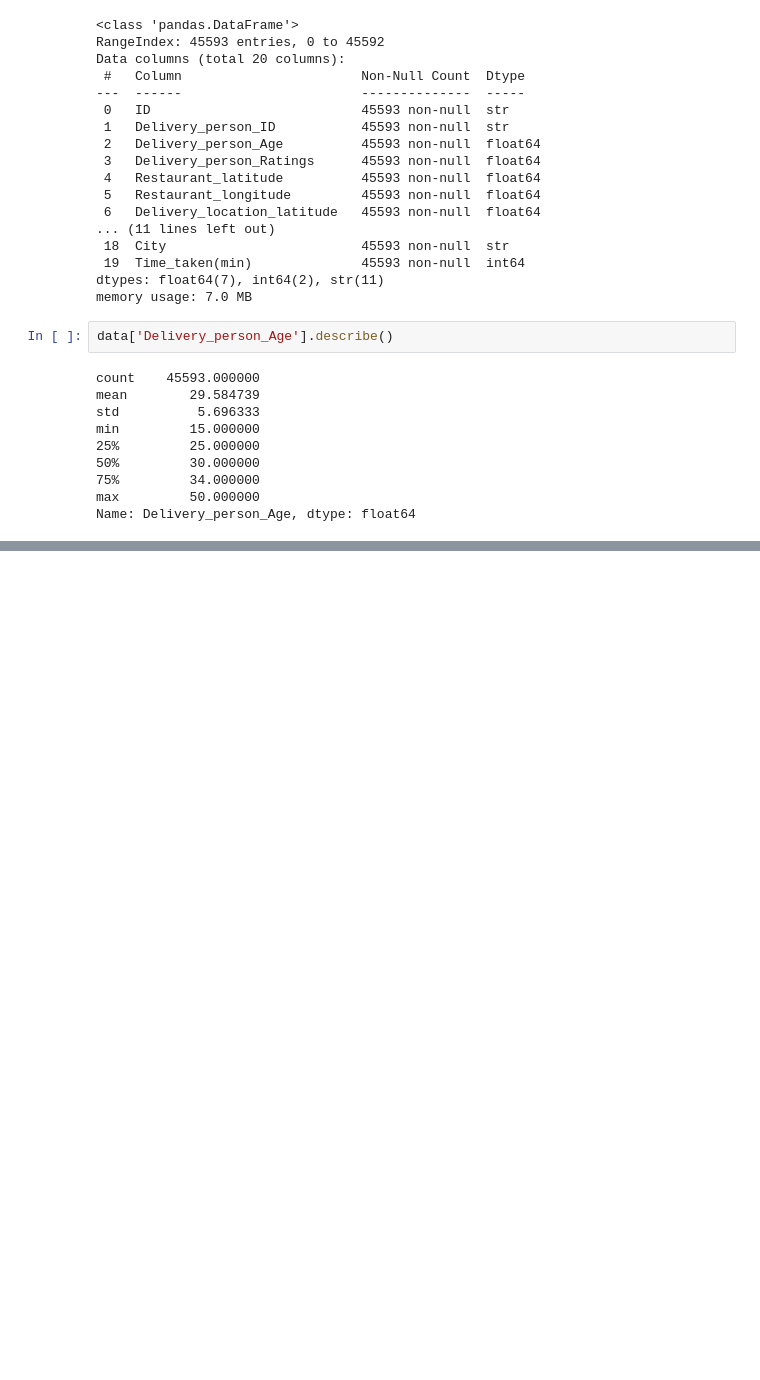
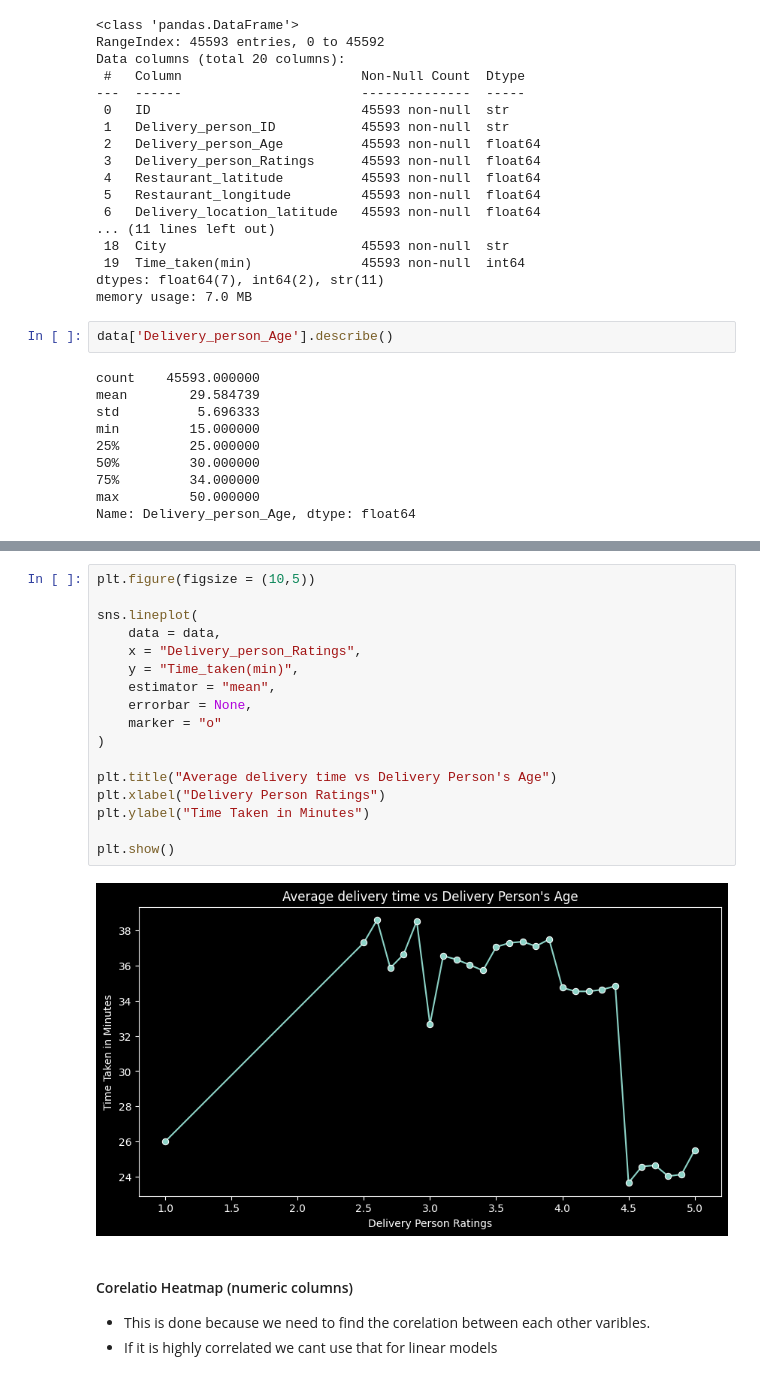
Before and after one commit to manisharoshini/Food-Delivery-Prediction, a Jupyter notebook: Food_delivery_prediction.ipynb, the cells around one changed output, grey strips where cells are left out. Drawn from its saved outputs; the diff is of its cells as text; blank space fills up the shorter version.

```diff
--- a/Food_delivery_prediction.ipynb
+++ b/Food_delivery_prediction.ipynb
@@ -668,0 +713,23 @@ sns.histplot(data['Delivery_person_Age'],bins = 10,kde = True)
+# %%
+plt.figure(figsize = (10,5))
+
+sns.lineplot(
+    data = data,
+    x = "Delivery_person_Ratings",
+    y = "Time_taken(min)",
+    estimator = "mean",
+    errorbar = None,
+    marker = "o"
+)
+
+plt.title("Average delivery time vs Delivery Person's Age")
+plt.xlabel("Delivery Person Ratings")
+plt.ylabel("Time Taken in Minutes")
+
+plt.show()
+# %% [output]
+[figure, added]
+# %% [markdown]
+#### Corelatio Heatmap (numeric columns)
+ - This is done because we need to find the corelation between each other varibles.
+ - If it is highly correlated we cant use that for linear models
```
Also changed, not shown: parts of 7 cells of this notebook.
